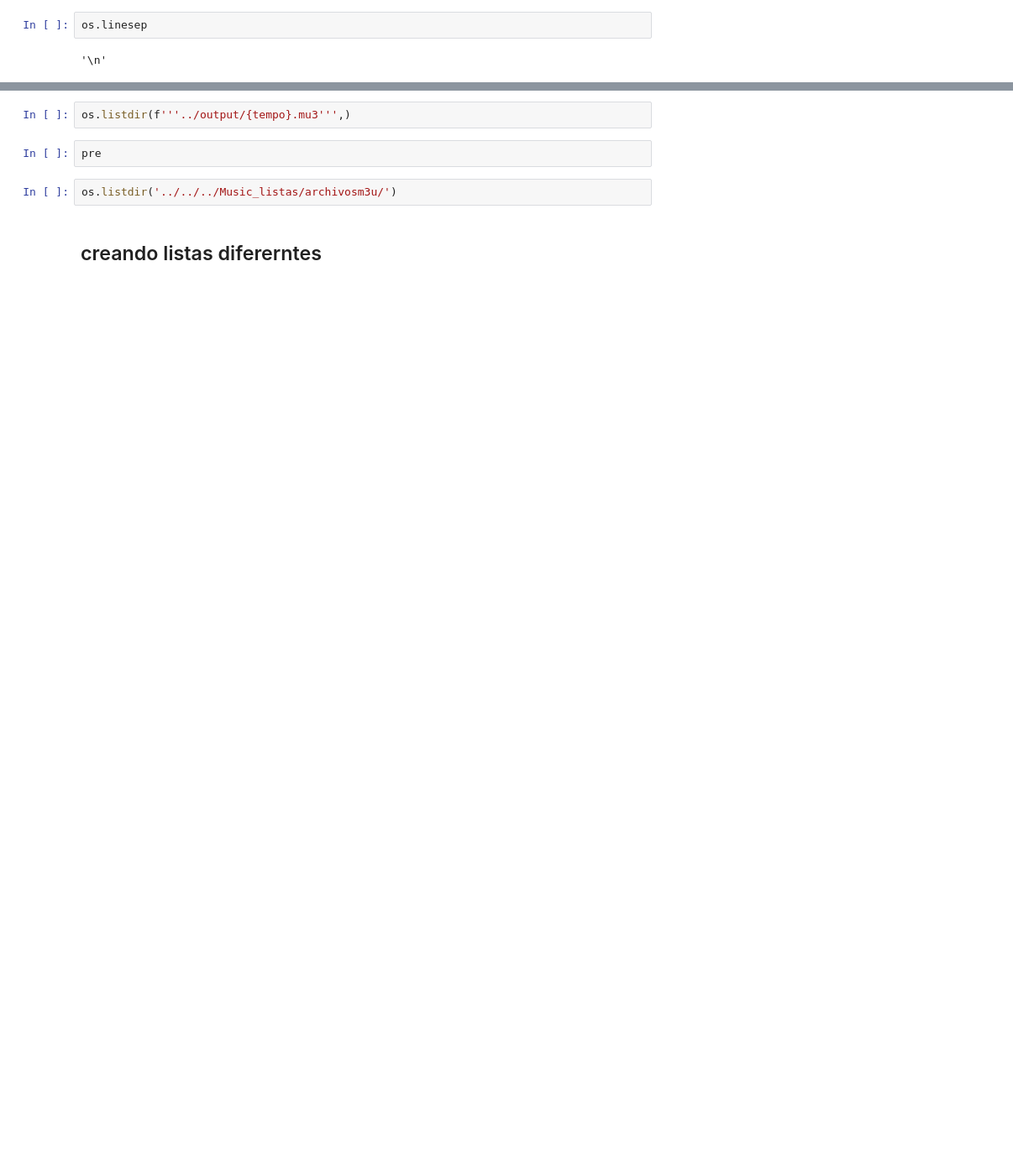
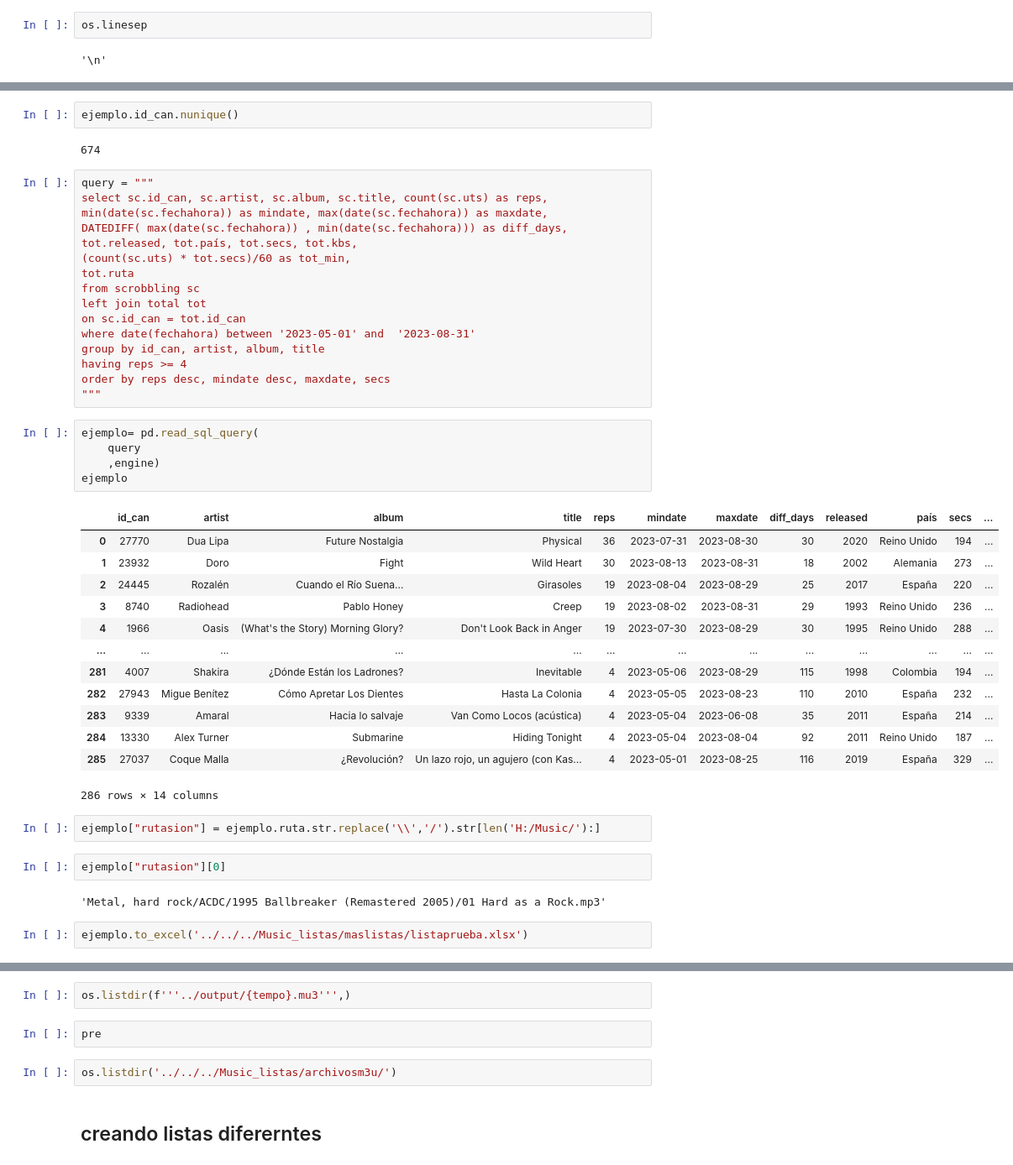
Before and after one commit to emarfer/musicable, a Jupyter notebook: notebooks/07_crear_lista_Rep.ipynb, the cells around one changed output, grey strips where cells are left out. Shown at 84% size. Cells and saved outputs as stored; diff of their text form; blank space fills up the shorter version.

```diff
--- a/notebooks/07_crear_lista_Rep.ipynb
+++ b/notebooks/07_crear_lista_Rep.ipynb
@@ -148,0 +274,47 @@ tempo
+# %%
+ejemplo.id_can.nunique()
+# %% [output]
+674
+# %%
+query = """
+select sc.id_can, sc.artist, sc.album, sc.title, count(sc.uts) as reps,
+min(date(sc.fechahora)) as mindate, max(date(sc.fechahora)) as maxdate,
+DATEDIFF( max(date(sc.fechahora)) , min(date(sc.fechahora))) as diff_days,
+tot.released, tot.país, tot.secs, tot.kbs,
+(count(sc.uts) * tot.secs)/60 as tot_min,
+tot.ruta
+from scrobbling sc
+left join total tot
+on sc.id_can = tot.id_can
+where date(fechahora) between '2023-05-01' and  '2023-08-31'
+group by id_can, artist, album, title
+having reps >= 4
+order by reps desc, mindate desc, maxdate, secs
+"""
+# %%
+ejemplo= pd.read_sql_query(
+    query
+    ,engine)
+ejemplo
+# %% [output]
+|  | id_can | artist | album | title | reps | mindate | maxdate | diff_days | released | país | secs | ... |
+| 0 | 27770 | Dua Lipa | Future Nostalgia | Physical | 36 | 2023-07-31 | 2023-08-30 | 30 | 2020 | Reino Unido | 194 | ... |
+| 1 | 23932 | Doro | Fight | Wild Heart | 30 | 2023-08-13 | 2023-08-31 | 18 | 2002 | Alemania | 273 | ... |
+| 2 | 24445 | Rozalén | Cuando el Río Suena... | Girasoles | 19 | 2023-08-04 | 2023-08-29 | 25 | 2017 | España | 220 | ... |
+| 3 | 8740 | Radiohead | Pablo Honey | Creep | 19 | 2023-08-02 | 2023-08-31 | 29 | 1993 | Reino Unido | 236 | ... |
+| 4 | 1966 | Oasis | (What's the Story) Morning Glory? | Don't Look Back in Anger | 19 | 2023-07-30 | 2023-08-29 | 30 | 1995 | Reino Unido | 288 | ... |
+| ... | ... | ... | ... | ... | ... | ... | ... | ... | ... | ... | ... | ... |
+| 281 | 4007 | Shakira | ¿Dónde Están los Ladrones? | Inevitable | 4 | 2023-05-06 | 2023-08-29 | 115 | 1998 | Colombia | 194 | ... |
+| 282 | 27943 | Migue Benítez | Cómo Apretar Los Dientes | Hasta La Colonia | 4 | 2023-05-05 | 2023-08-23 | 110 | 2010 | España | 232 | ... |
+| 283 | 9339 | Amaral | Hacia lo salvaje | Van Como Locos (acústica) | 4 | 2023-05-04 | 2023-06-08 | 35 | 2011 | España | 214 | ... |
+| 284 | 13330 | Alex Turner | Submarine | Hiding Tonight | 4 | 2023-05-04 | 2023-08-04 | 92 | 2011 | Reino Unido | 187 | ... |
+| 285 | 27037 | Coque Malla | ¿Revolución? | Un lazo rojo, un agujero (con Kas... | 4 | 2023-05-01 | 2023-08-25 | 116 | 2019 | España | 329 | ... |
+286 rows × 14 columns
+# %%
+ejemplo["rutasion"] = ejemplo.ruta.str.replace('\\','/').str[len('H:/Music/'):]
+# %%
+ejemplo["rutasion"][0]
+# %% [output]
+'Metal, hard rock/ACDC/1995 Ballbreaker (Remastered 2005)/01 Hard as a Rock.mp3'
+# %%
+ejemplo.to_excel('../../../Music_listas/maslistas/listaprueba.xlsx')
```
Also changed, not shown: parts of 20 cells of this notebook, 17 other files.
